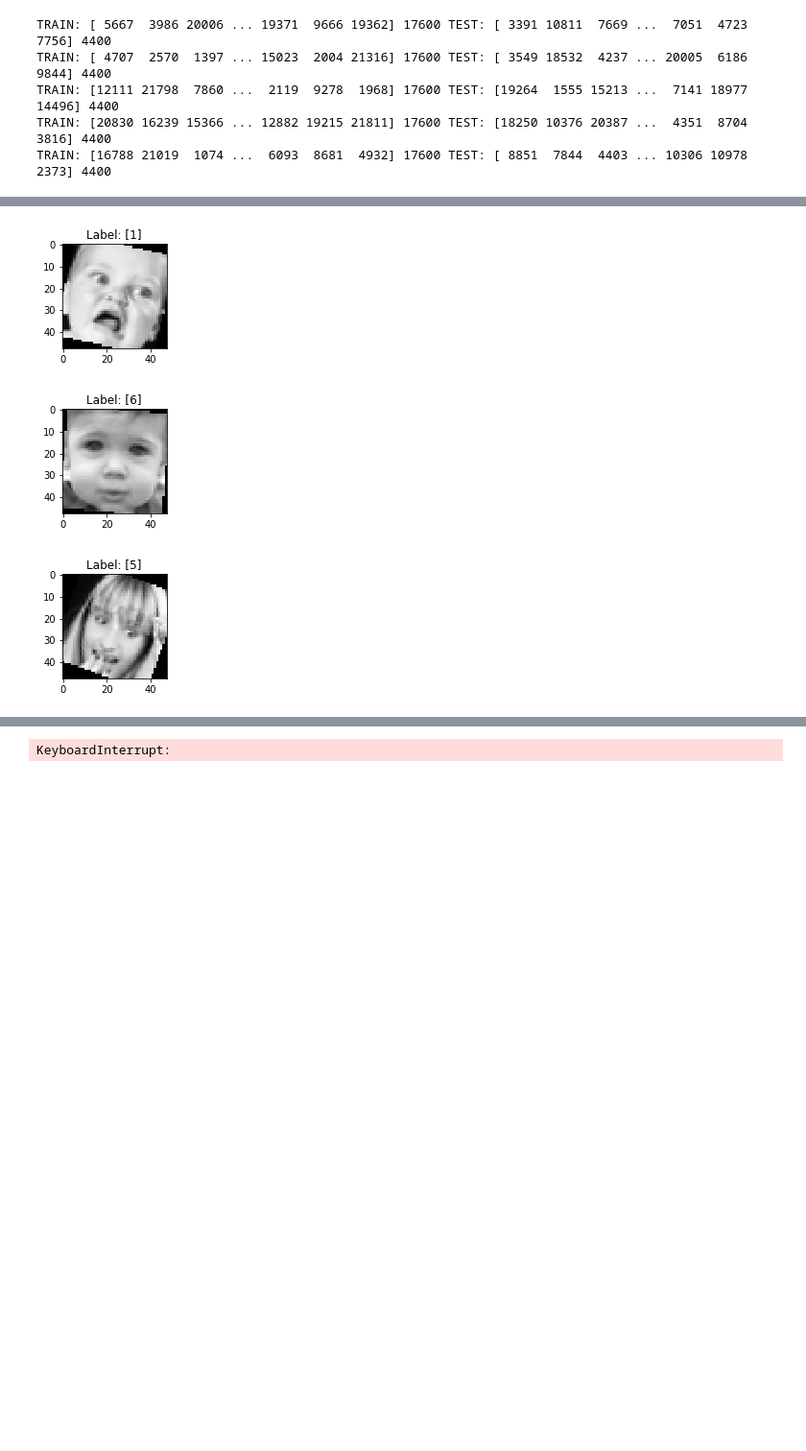
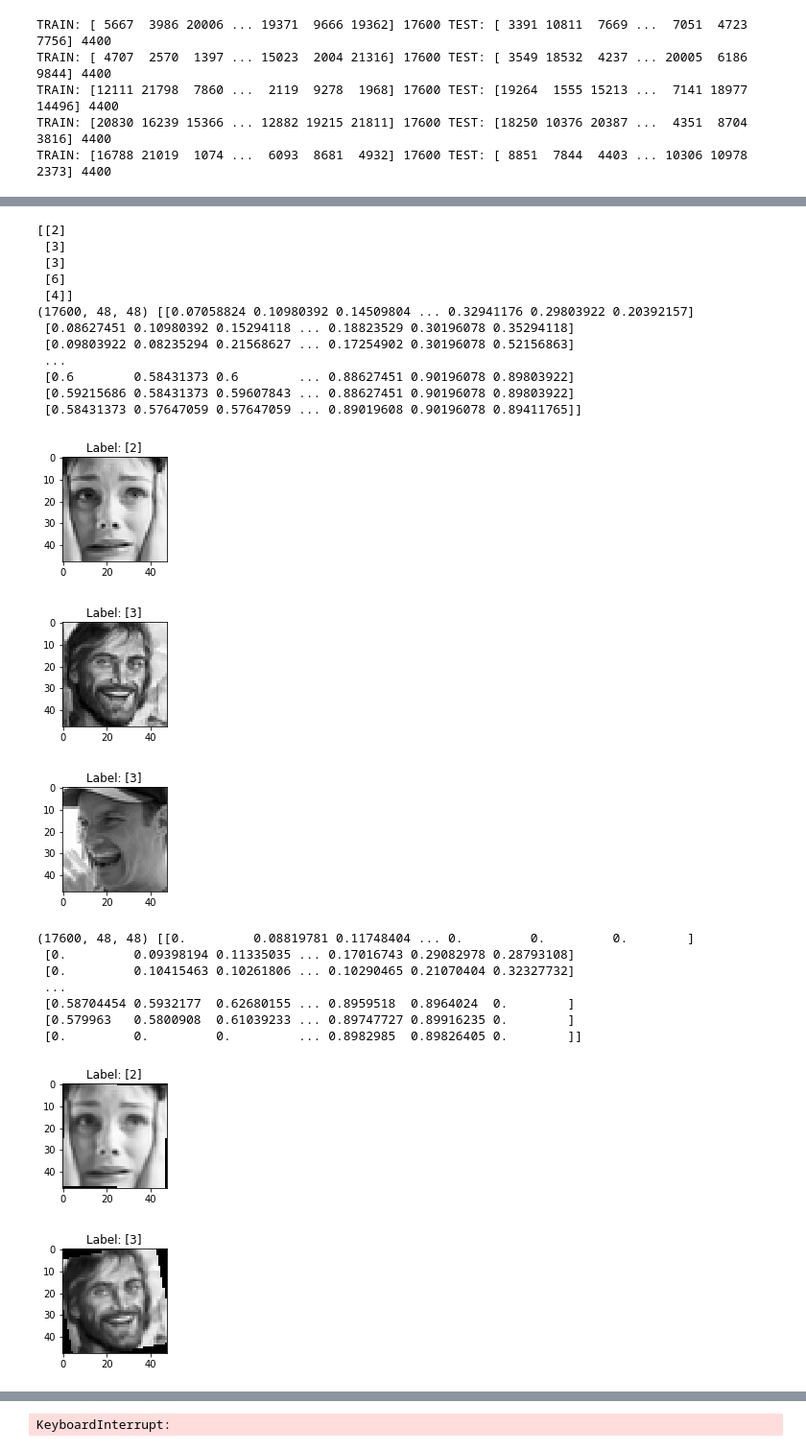
Before and after one commit to frankShih/face_classification_keras, a Jupyter notebook: expression_classification.ipynb, the cells around one changed output, grey strips where cells are left out. Shown at 96% size. Saved outputs shown, nothing was run; the diff lists cells and outputs as text; code cells hidden in the pictures; blank space fills up the shorter version.

```diff
--- a/expression_classification.ipynb
+++ b/expression_classification.ipynb
@@ -53,12 +53,12 @@ import numpy as np
 from keras.utils import np_utils
 
 
-trainX = np.load("trainX_split1.npy")
+trainX = np.load("datasets/trainX_split1.npy")
 print(type(trainX[0]), trainX.shape)
 trainX = trainX/255
 print(trainX[0])
 
-trainY = np.load("trainY_split1.npy")
+trainY = np.load("datasets/trainY_split1.npy")
 print(type(trainY[0]), trainY.shape)
 print(trainY[:5])
 
@@ -143,6 +144,12 @@ TRAIN: [20830 16239 15366 ... 12882 19215 21811] 17600 TEST: [18250 10376 20387
 TRAIN: [16788 21019  1074 ...  6093  8681  4932] 17600 TEST: [ 8851  7844  4403 ... 10306 10978  2373] 4400
 # %%
 # ------------------------ image data augmentation --------------------------
+trainX = np.load("datasets/trainX_split5.npy")
+print(trainX[0])
+print(type(trainX[0]), trainX.shape)
+
+trainX = trainX.reshape(trainX.shape[0], 48, 48, 1).astype('float32')
+
 
 from keras.preprocessing.image import ImageDataGenerator, array_to_img, img_to_array, load_img
 
@@ -166,16 +173,16 @@ for bx, by in datagen.flow(trainX, trainY, batch_size=1, shuffle=False):
     trainY_aug.append(by)
 
 trainX_aug = np.concatenate(trainX_aug, axis=0).reshape(generate_amount, 48, 48)
-print(trainX_aug.shape)
+print(trainX_aug.shape, trainX_aug[0])
 # for t in temp:
 #     plot_image(t)
 trainY_aug = np.vstack(trainY_aug)
 print(trainY_aug.shape, trainY_aug[:5])
 
-np.save("trainX_split_rotate1", trainX_aug)
+np.save("datasets/trainX_split_rotate5", trainX_aug)
 
-# trainY_oneHot_aug = np_utils.to_categorical(trainY_aug)
-# print(trainY_oneHot_aug.shape)
-# for i in range(5):
-#     plot_image(trainX_aug[i].reshape(48, 48), trainY_aug[i])
+trainY_oneHot_aug = np_utils.to_categorical(trainY_aug)
+print(trainY_oneHot_aug.shape)
+for i in range(5):
+    plot_image(trainX_aug[i].reshape(48, 48), trainY_aug[i])
 # %% [output]
@@ -188,13 +211,45 @@ np.save("trainX_split_rotate1", trainX_aug)
 # %%
+trainY = np.load("datasets/trainY_split5.npy")
+print(trainY[:5])
+trainY_oneHot = np_utils.to_categorical(trainY)
+
+trainX=np.load("datasets/trainX_split5.npy")
+print(trainX.shape, trainX[0])
+for i in range(3):
+    plot_image(trainX[i].reshape(48, 48), trainY[i])
+
 
 # trainY_oneHot_aug = np_utils.to_categorical(trainY_aug)
 # print(trainY_oneHot_aug.shape)
-trainX_aug=np.load("trainX_split_rotate1.npy")
+trainX_aug=np.load("datasets/trainX_split_rotate5.npy")
+print(trainX_aug.shape, trainX_aug[0])
 for i in range(3):
     plot_image(trainX_aug[i].reshape(48, 48), trainY[i])
 
 trainX_aug = trainX_aug.reshape(trainX_aug.shape[0], 48, 48, 1).astype('float32')
+trainX = trainX.reshape(trainX.shape[0], 48, 48, 1).astype('float32')
 # %% [output]
+[[2]
+ [3]
+ [3]
+ [6]
+ [4]]
+(17600, 48, 48) [[0.07058824 0.10980392 0.14509804 ... 0.32941176 0.29803922 0.20392157]
+ [0.08627451 0.10980392 0.15294118 ... 0.18823529 0.30196078 0.35294118]
+ [0.09803922 0.08235294 0.21568627 ... 0.17254902 0.30196078 0.52156863]
+ ...
+ [0.6        0.58431373 0.6        ... 0.88627451 0.90196078 0.89803922]
+ [0.59215686 0.58431373 0.59607843 ... 0.88627451 0.90196078 0.89803922]
+ [0.58431373 0.57647059 0.57647059 ... 0.89019608 0.90196078 0.89411765]]
-[figure, old version]
+[figure, new version]
-[figure, old version]
+[figure, new version]
-[figure, old version]
+[figure, new version]
+(17600, 48, 48) [[0.         0.08819781 0.11748404 ... 0.         0.         0.        ]
+ [0.         0.09398194 0.11335035 ... 0.17016743 0.29082978 0.28793108]
+ [0.         0.10415463 0.10261806 ... 0.10290465 0.21070404 0.32327732]
+ ...
+ [0.58704454 0.5932177  0.62680155 ... 0.8959518  0.8964024  0.        ]
+ [0.579963   0.5800908  0.61039233 ... 0.89747727 0.89916235 0.        ]
+ [0.         0.         0.         ... 0.8982985  0.89826405 0.        ]]
+[figure, added]
+[figure, added]
```
Also changed, not shown: parts of 8 cells of this notebook, 6 other files.
